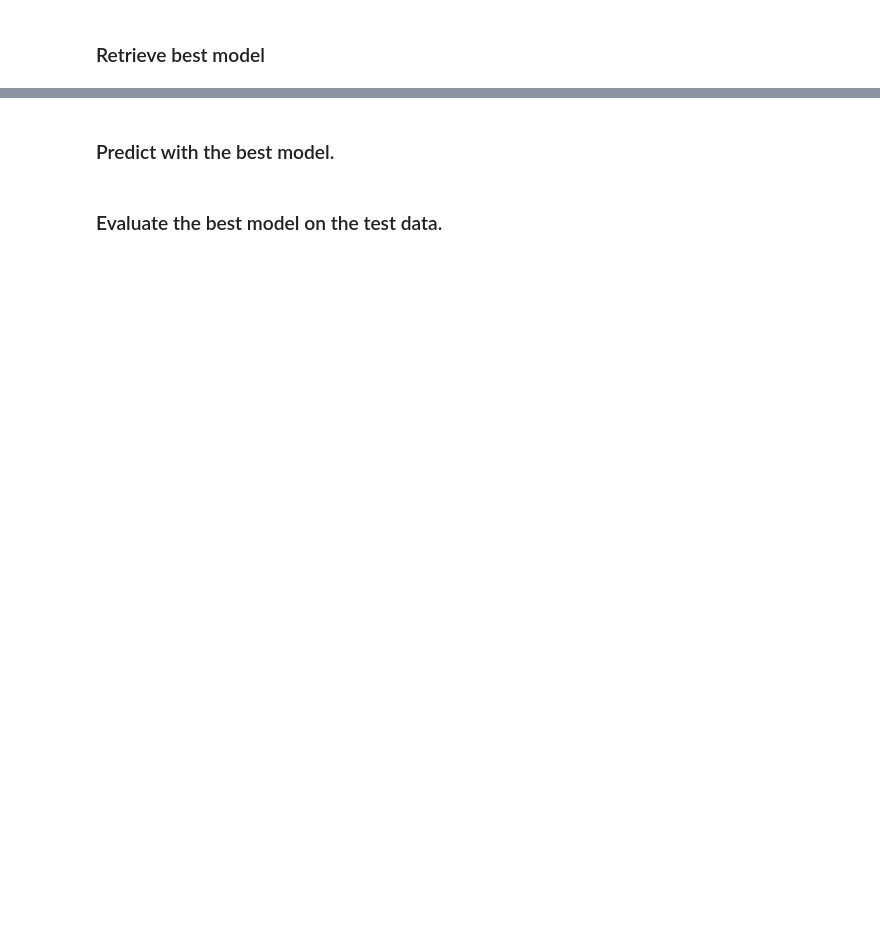
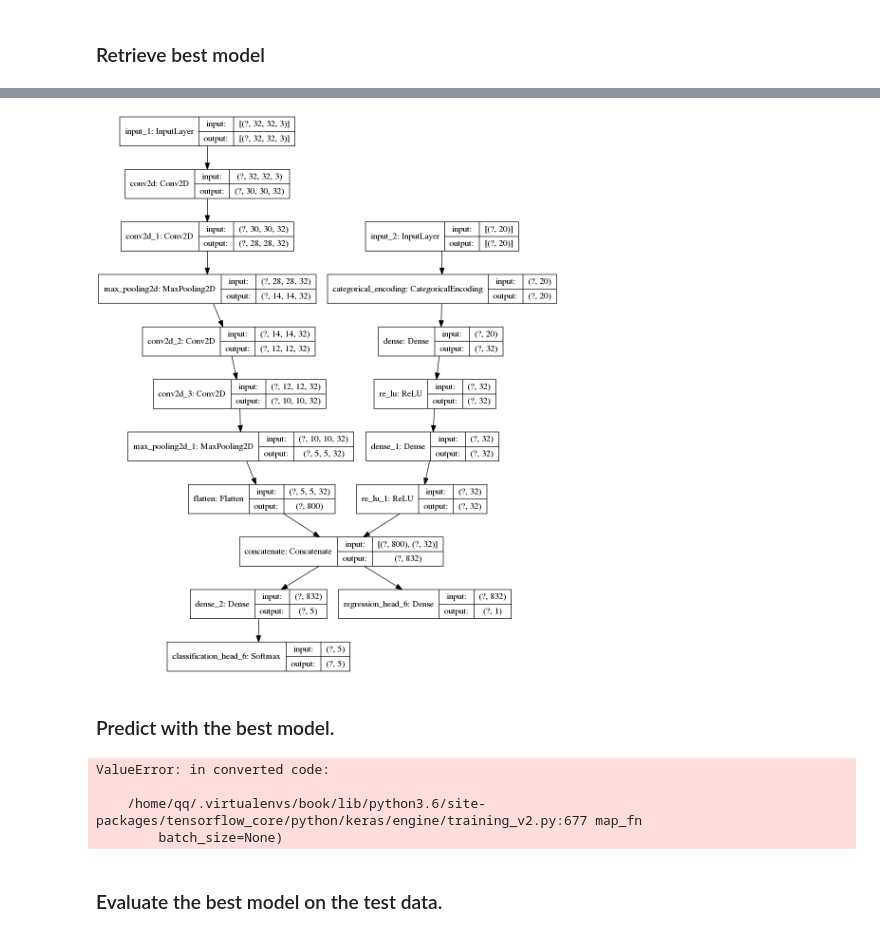
Before and after one commit to datamllab/automl-in-action-notebooks, a Jupyter notebook: 3.4.3-Functional-API-Multi-Output.ipynb, the cells around one changed output, grey strips where cells are left out. Drawn from its saved outputs; the diff is of its cells as text; code cells hidden in the pictures; blank space fills up the shorter version.

Commit message:
update 3.4.3 multi-output

```diff
--- a/3.4.3-Functional-API-Multi-Output.ipynb
+++ b/3.4.3-Functional-API-Multi-Output.ipynb
@@ -18,11 +35,18 @@ print('First five training labels:', y_train[:5]) # array([5 0 4 1 9], dtype=uin
 # %%
+import autokeras as ak
+
 # Initialize the IO API.
-io_model = ak.AutoModel(
-    inputs = ak.ImageInput(),
-    outputs = ak.ClassificationHead(loss='categorical_crossentropy', metrics=['accuracy']),
-    objective = 'val_loss',
-    tuner = 'random',
-    max_trials=3)
+multi_modal_clf = ak.AutoModel(
+    inputs=[ak.ImageInput(), ak.StructuredDataInput()],
+    outputs=[ak.ClassificationHead(), ak.RegressionHead()],
+    max_trials=3,
+#     project_name='io_api_multitask'
+)
 
 # Fit the model with prepared data.
-io_model.fit(x_train, y_train, epochs=10, verbose=2)
+multi_modal_clf.fit(
+    [image_train, structured_train],
+    [clf_target_train, reg_target_train],
+    epochs=10,
+    verbose=2
+)
@@ -29,5 +83,5 @@ io_model.fit(x_train, y_train, epochs=10, verbose=2)
 # %% [markdown]
 ### Retrieve best model
 # %%
-best_model = io_model.export_model()
+best_model = multi_modal_clf.export_model()
 best_model.summary()
@@ -34,7 +106,16 @@ best_model.summary()
+# %%
+tf.keras.utils.plot_model(best_model, show_shapes=True, expand_nested=True)
+# %% [output]
+[figure, added]
 # %% [markdown]
 ### Predict with the best model.
 # %%
-predicted_y = io_model.predict(x_test)
+predicted_y = multi_modal_clf.predict([image_test, structured_test])
 print(predicted_y)
+# %% [output]
+ValueError: in converted code:
+
+    /home/qq/.virtualenvs/book/lib/python3.6/site-packages/tensorflow_core/python/keras/engine/training_v2.py:677 map_fn
+        batch_size=None)
 # %% [markdown]
 ### Evaluate the best model on the test data.
```
Also changed, not shown: parts of 10 cells of this notebook, 5 other files.
